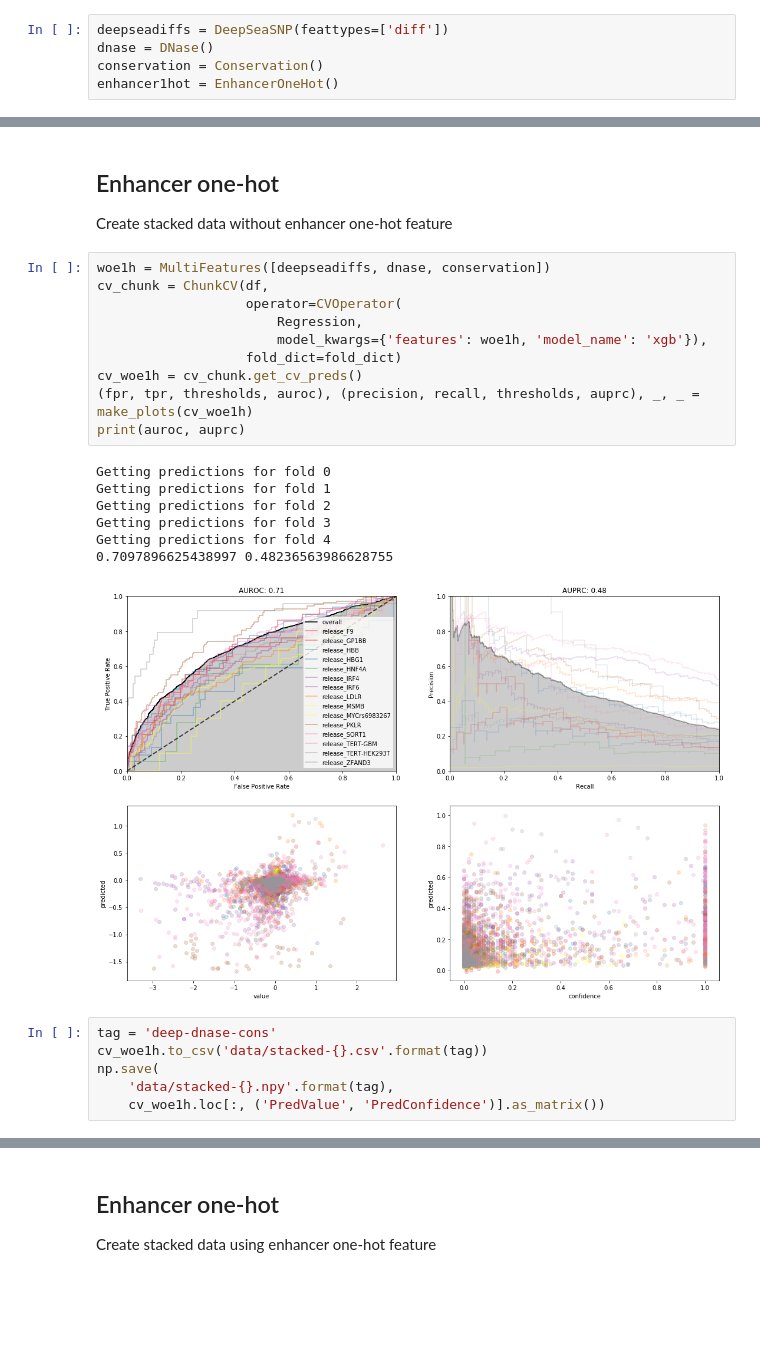
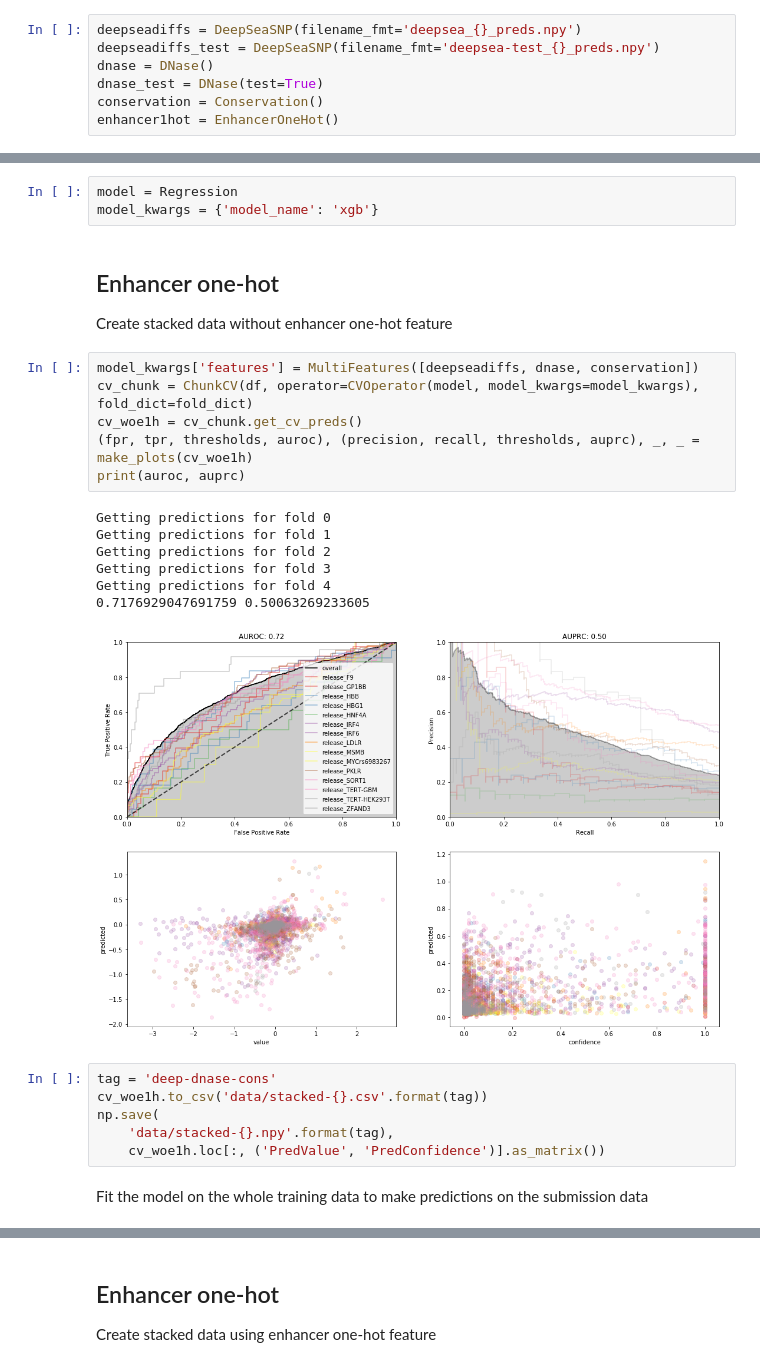
Before and after one commit to alex-hh/cagi5_mpra_prediction, a Jupyter notebook: Cagi5-Stacking.ipynb, the cells around one changed output, grey strips where cells are left out. Drawn from its saved outputs; the diff is of its cells as text; blank space fills up the shorter version.

Commit message:
Update stacking to generate features for submission data.

```diff
--- a/Cagi5-Stacking.ipynb
+++ b/Cagi5-Stacking.ipynb
@@ -82,7 +96,9 @@ fold_dict
 # %% [markdown]
 ## Create features
 # %%
-deepseadiffs = DeepSeaSNP(feattypes=['diff'])
+deepseadiffs = DeepSeaSNP(filename_fmt='deepsea_{}_preds.npy')
+deepseadiffs_test = DeepSeaSNP(filename_fmt='deepsea-test_{}_preds.npy')
 dnase = DNase()
+dnase_test = DNase(test=True)
 conservation = Conservation()
 enhancer1hot = EnhancerOneHot()
@@ -89,28 +109,29 @@ enhancer1hot = EnhancerOneHot()
+# %%
+model = Regression
+model_kwargs = {'model_name': 'xgb'}
 # %% [markdown]
 ## Enhancer one-hot
 
 Create stacked data without enhancer one-hot feature
 # %%
-woe1h = MultiFeatures([deepseadiffs, dnase, conservation])
-cv_chunk = ChunkCV(df,
-                   operator=CVOperator(
-                       Regression,
-                       model_kwargs={'features': woe1h, 'model_name': 'xgb'}),
-                   fold_dict=fold_dict)
+model_kwargs['features'] = MultiFeatures([deepseadiffs, dnase, conservation])
+cv_chunk = ChunkCV(df, operator=CVOperator(model, model_kwargs=model_kwargs), fold_dict=fold_dict)
 cv_woe1h = cv_chunk.get_cv_preds()
 (fpr, tpr, thresholds, auroc), (precision, recall, thresholds, auprc), _, _ = make_plots(cv_woe1h)
 print(auroc, auprc)
 # %% [output]
 Getting predictions for fold 0
 Getting predictions for fold 1
 Getting predictions for fold 2
 Getting predictions for fold 3
 Getting predictions for fold 4
-0.7097896625438997 0.48236563986628755
+0.7176929047691759 0.50063269233605
-[figure, old version]
+[figure, new version]
 # %%
 tag = 'deep-dnase-cons'
 cv_woe1h.to_csv('data/stacked-{}.csv'.format(tag))
 np.save(
     'data/stacked-{}.npy'.format(tag),
     cv_woe1h.loc[:, ('PredValue', 'PredConfidence')].as_matrix())
+# %% [markdown]
+Fit the model on the whole training data to make predictions on the submission data
```
Also changed, not shown: parts of 9 cells of this notebook, 10 other files.
